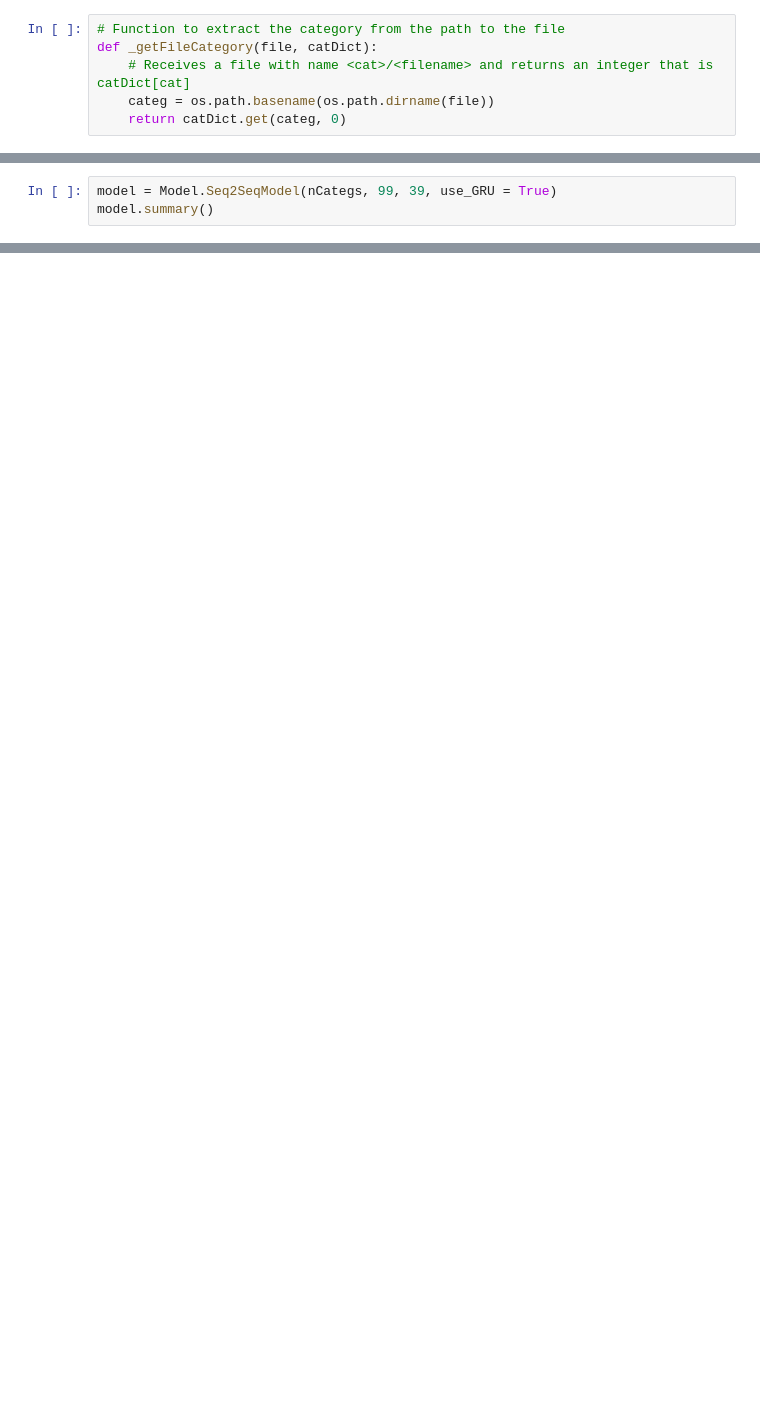
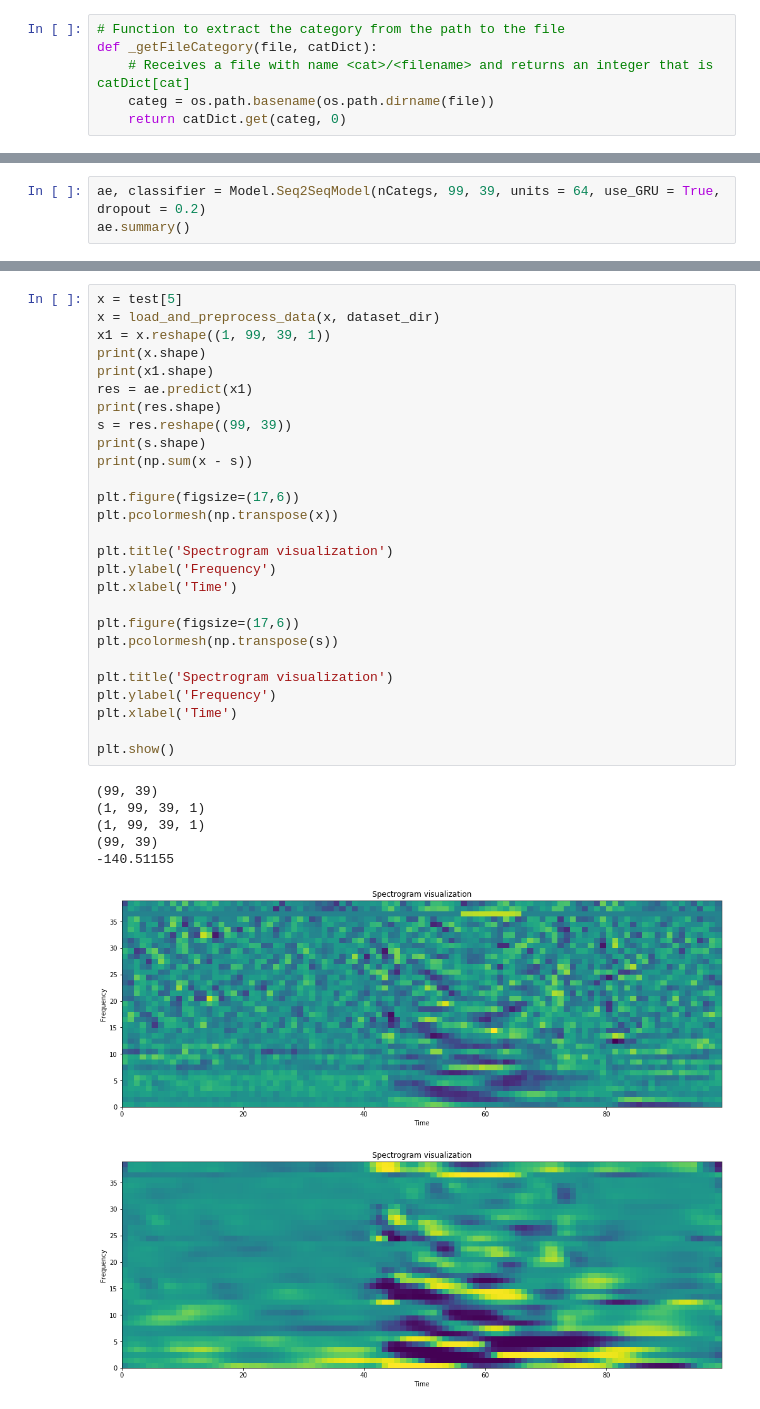
Before and after one commit to XWerer/HDA_Project, a Jupyter notebook: Prova5.ipynb, the cells around one changed output, grey strips where cells are left out. Saved outputs shown, nothing was run; the diff lists cells and outputs as text; blank space fills up the shorter version.

```diff
--- a/Prova5.ipynb
+++ b/Prova5.ipynb
@@ -268,3 +353,3 @@ tf.compat.v1.data.get_output_types(train_dataset)
 # %%
-model = Model.Seq2SeqModel(nCategs, 99, 39, use_GRU = True)
-model.summary()
+ae, classifier = Model.Seq2SeqModel(nCategs, 99, 39, units = 64, use_GRU = True, dropout = 0.2)
+ae.summary()
@@ -343,0 +462,35 @@ testEval = model.evaluate(test_dataset,
+# %%
+x = test[5]
+x = load_and_preprocess_data(x, dataset_dir)
+x1 = x.reshape((1, 99, 39, 1))
+print(x.shape)
+print(x1.shape)
+res = ae.predict(x1)
+print(res.shape)
+s = res.reshape((99, 39))
+print(s.shape)
+print(np.sum(x - s))
+
+plt.figure(figsize=(17,6))
+plt.pcolormesh(np.transpose(x))
+
+plt.title('Spectrogram visualization')
+plt.ylabel('Frequency')
+plt.xlabel('Time')
+
+plt.figure(figsize=(17,6))
+plt.pcolormesh(np.transpose(s))
+
+plt.title('Spectrogram visualization')
+plt.ylabel('Frequency')
+plt.xlabel('Time')
+
+plt.show()
+# %% [output]
+(99, 39)
+(1, 99, 39, 1)
+(1, 99, 39, 1)
+(99, 39)
+-140.51155
+[figure, added]
+[figure, added]
```
Also changed, not shown: parts of 23 cells of this notebook, 12 other files.
